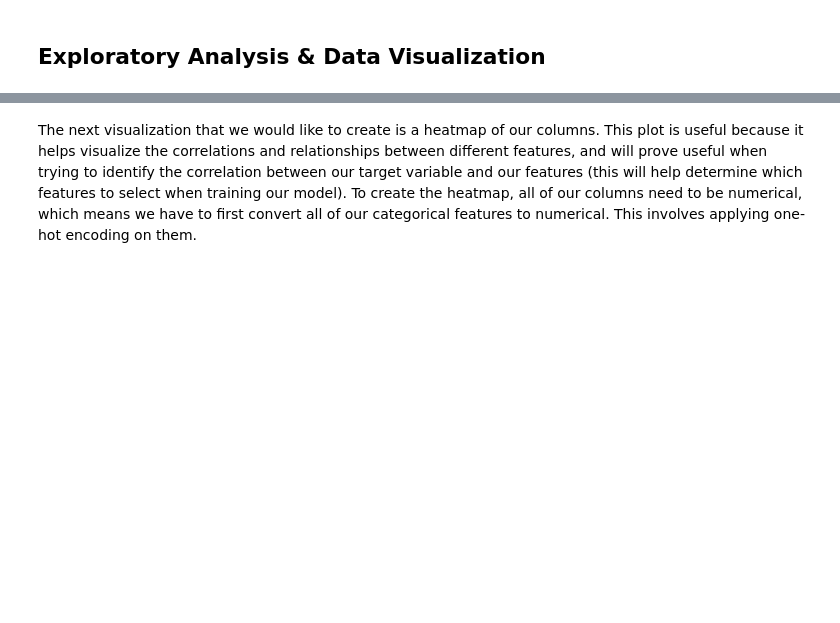
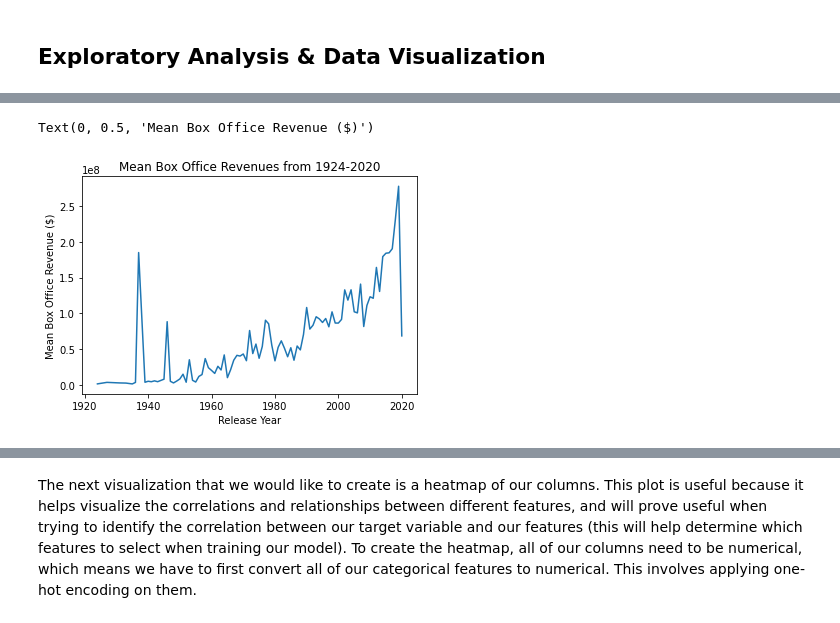
Before and after one commit to cmsc320-gautham-evan-arjun/cmsc320-gautham-evan-arjun.github.io, a Jupyter notebook: finaltutorial.ipynb, the cells around one changed output, grey strips where cells are left out. Drawn from its saved outputs; the diff is of its cells as text; code cells hidden in the pictures; blank space fills up the shorter version.

```diff
--- a/finaltutorial.ipynb
+++ b/finaltutorial.ipynb
@@ -407,0 +476,10 @@ movie_df
+# %%
+release_year_groupings= movie_df.groupby(['release_year'])
+revenue_groupings = release_year_groupings['revenue'].mean()
+sns.lineplot(x=revenue_groupings.keys(),y=revenue_groupings.values)
+plt.title("Mean Box Office Revenues from 1924-2020")
+plt.xlabel("Release Year")
+plt.ylabel("Mean Box Office Revenue ($)")
+# %% [output]
+Text(0, 0.5, 'Mean Box Office Revenue ($)')
+[figure, added]
```
Also changed, not shown: parts of 82 cells of this notebook, 1 other file.
